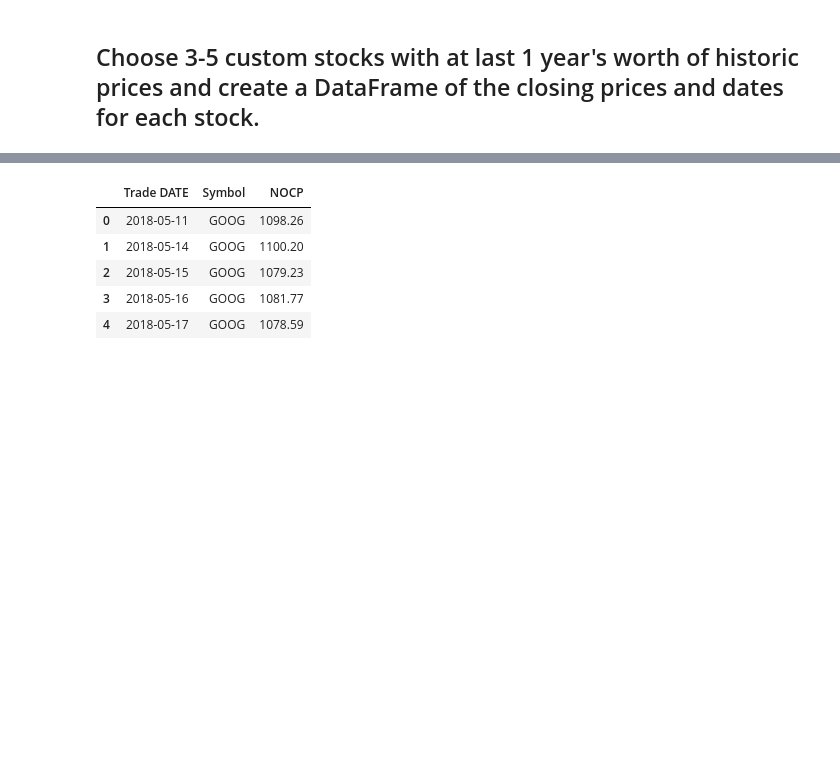
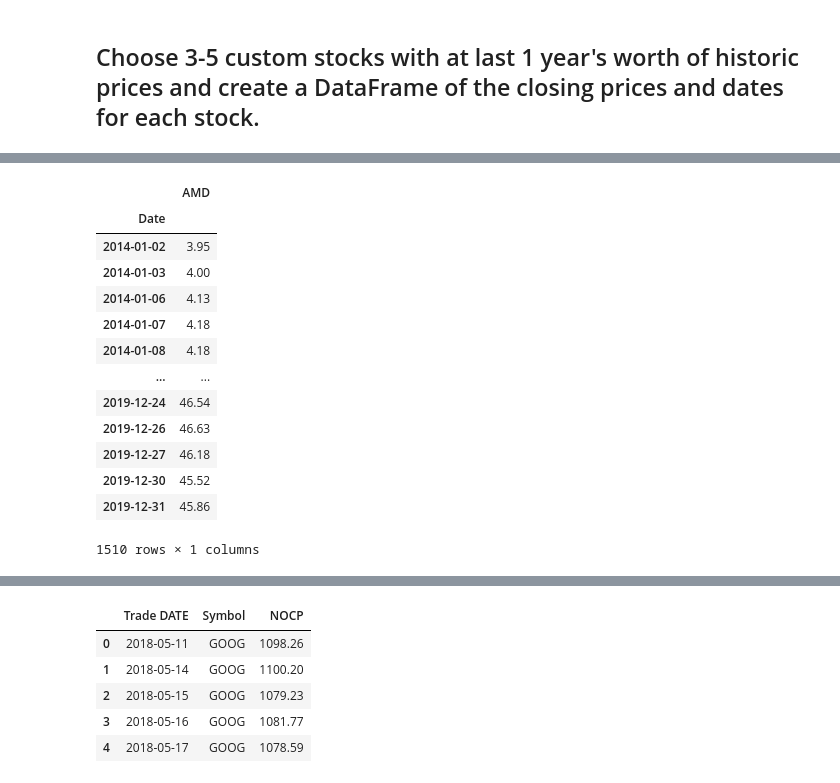
Before and after one commit to kris-ai/pandas-homework, a Jupyter notebook: solution_analysis/whale_analysis.ipynb, the cells around one changed output, grey strips where cells are left out. Saved outputs shown, nothing was run; the diff lists cells and outputs as text; code cells hidden in the pictures; blank space fills up the shorter version.

```diff
--- a/solution_analysis/whale_analysis.ipynb
+++ b/solution_analysis/whale_analysis.ipynb
@@ -430,0 +387,22 @@ In this section, you will build your own portfolio of stocks, calculate the retu
+# %%
+# Read the first stock
+amd_path = Path('Resources/AMD-14-19-dailyclose - Sheet1.csv')
+amd_df = pd.read_csv(amd_path, index_col="Date", parse_dates=True, infer_datetime_format=True)
+amd_df.sort_index(inplace=True)
+amd_df.rename(columns = {"Close":"AMD"}, inplace=True)
+amd_df
+# %% [output]
+|  | AMD |
+| Date |  |
+| 2014-01-02 | 3.95 |
+| 2014-01-03 | 4.00 |
+| 2014-01-06 | 4.13 |
+| 2014-01-07 | 4.18 |
+| 2014-01-08 | 4.18 |
+| ... | ... |
+| 2019-12-24 | 46.54 |
+| 2019-12-26 | 46.63 |
+| 2019-12-27 | 46.18 |
+| 2019-12-30 | 45.52 |
+| 2019-12-31 | 45.86 |
+1510 rows × 1 columns
```
Also changed, not shown: parts of 18 cells of this notebook, 5 other files.
